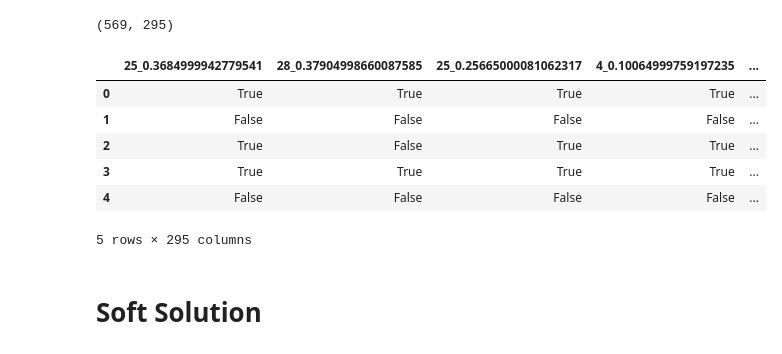
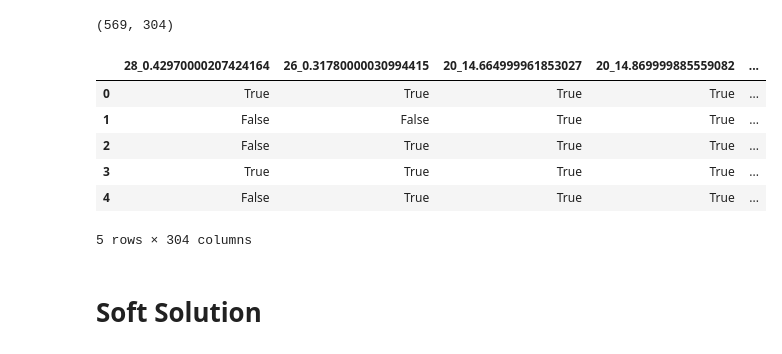
Before and after one commit to masoudhashemi/SATreeVerify, a Jupyter notebook: examples/example-randomforest.ipynb, the cells around one changed output. Drawn from its saved outputs; the diff is of its cells as text; code cells hidden in the pictures.

```diff
--- a/examples/example-randomforest.ipynb
+++ b/examples/example-randomforest.ipynb
@@ -24,17 +25,17 @@ clf.score(X, y)
 # %%
 all_thresh = get_ens_thresh(clf)
-data_ = disc_ens_data(X, all_thresh)
+data_ = disc_data(X, all_thresh)
 print(data_.shape)
 data_.head()
 # %% [output]
-(569, 295)
+(569, 304)
-|  | 25_0.3684999942779541 | 28_0.37904998660087585 | 25_0.25665000081062317 | 4_0.10064999759197235 | ... |
+|  | 28_0.42970000207424164 | 26_0.31780000030994415 | 20_14.664999961853027 | 20_14.869999885559082 | ... |
 | 0 | True | True | True | True | ... |
-| 1 | False | False | False | False | ... |
-| 2 | True | False | True | True | ... |
+| 1 | False | False | True | True | ... |
+| 2 | False | True | True | True | ... |
 | 3 | True | True | True | True | ... |
-| 4 | False | False | False | False | ... |
+| 4 | False | True | True | True | ... |
-5 rows × 295 columns
+5 rows × 304 columns
 # %%
 var_x = create_var_x(all_thresh)
 # %% [markdown]
```
Also changed, not shown: parts of 14 cells of this notebook, 7 other files.
